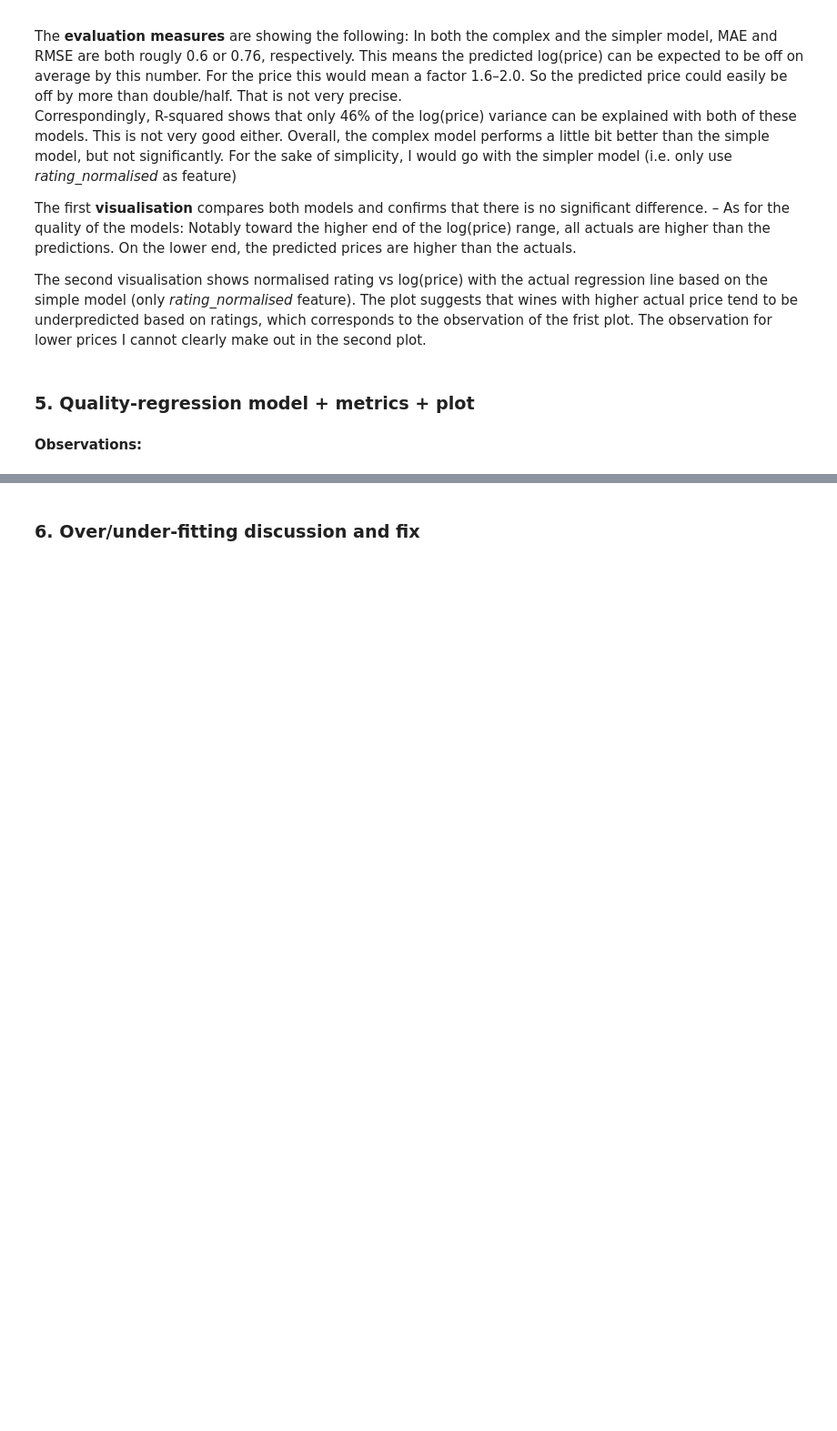
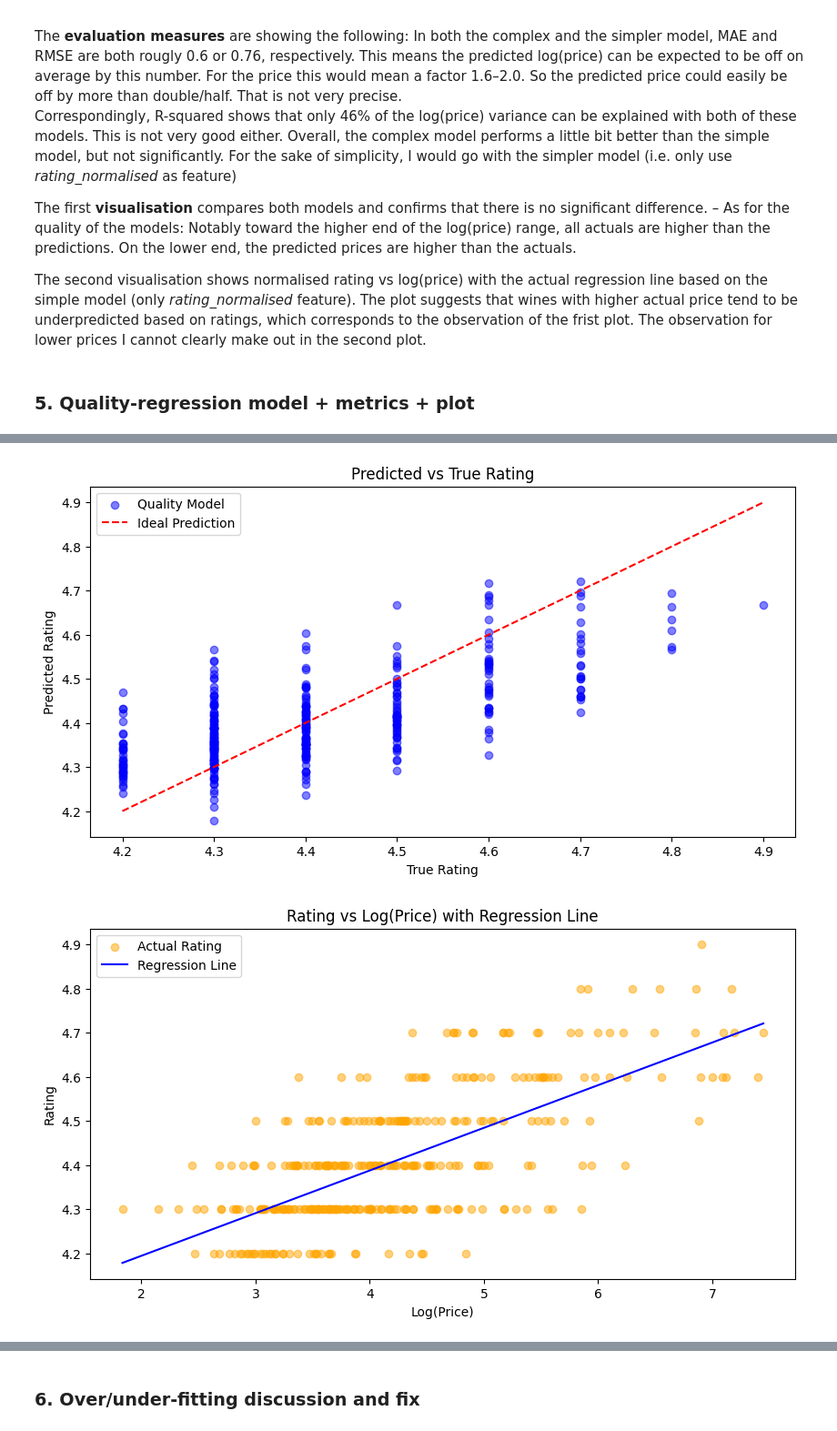
Before and after one commit to SailorJens/ML_Uni_Notebooks, a Jupyter notebook: Assessment template - Regression_Friday.ipynb, the cells around one changed output, grey strips where cells are left out. Shown at 91% size. Cells and saved outputs as stored; diff of their text form; code cells hidden in the pictures; blank space fills up the shorter version.

```diff
--- a/Assessment template - Regression_Friday.ipynb
+++ b/Assessment template - Regression_Friday.ipynb
@@ -289,5 +289,75 @@ The first **visualisation** compares both models and confirms that there is no s
 The second visualisation shows normalised rating vs log(price) with the actual regression line based on the simple model (only *rating_normalised* feature). The plot suggests that wines with higher actual price tend to be underpredicted based on ratings, which corresponds to the observation of the frist plot. The observation for lower prices I cannot clearly make out in the second plot.
 # %% [markdown]
 ### 5. Quality-regression model + metrics + plot
-# %% [markdown]
-**Observations:**
+# %%
+# For the quality model, I am not bothering with a complex model.
+# As target label, I use range which I do not normalise as the values are moderate.
+X_train_quality = train_df[['price_log']]
+y_train_quality = train_df['rating']
+X_test_quality = test_df[['price_log']]
+y_test_quality = test_df['rating']
+
+# Create and train the LinearRegression model.
+lr_quality = LinearRegression()
+lr_quality.fit(X_train_quality, y_train_quality)
+# Make predictions on the test set.
+y_pred_quality = lr_quality.predict(X_test_quality)
+# Print the coefficients of the model.
+print("\nQuality Model Coefficients:")
+print(f"Intercept: {lr_quality.intercept_}")
+for feature, coef in zip(X_train_quality.columns, lr_quality.coef_):
+    print(f"{feature}: {coef}")
+# Evaluate the model using MAE, RMSE and R^2 score.
+mae_quality = mean_absolute_error(y_test_quality, y_pred_quality)
+rmse_quality = root_mean_squared_error(y_test_quality, y_pred_quality)
+r2_quality = r2_score(y_test_quality, y_pred_quality)
+# Print the evaluation metrics.
+print("\nQuality Model Evaluation:")
+print(f"Mean Absolute Error (MAE): {mae_quality}")
+print(f"Root Mean Squared Error (RMSE): {rmse_quality}")
+print(f"R^2 Score: {r2_quality}")
+
+# Visualise the predictions against the true values.
+plt.figure(figsize=(10,5))
+plt.scatter(y_test_quality, y_pred_quality, alpha=0.5, label='Quality Model', color='blue')
+plt.plot([y_test_quality.min(), y_test_quality.max()], [y_test_quality.min(), y_test_quality.max()],  color='red', linestyle='--', label='Ideal Prediction')
+plt.xlabel('True Rating')
+plt.ylabel('Predicted Rating')
+plt.title('Predicted vs True Rating')
+plt.legend()
+plt.show()
+
+# Visualise the rating actuals compared to the regression line.
+plt.figure(figsize=(10,5))
+plt.scatter(X_test_quality['price_log'], y_test_quality, alpha=0.5, label='Actual Rating', color='orange')
+# Calculate the regression line.
+x_range = np.linspace(X_test_quality['price_log'].min(), X_test_quality['price_log'].max(), 100)
+y_range = lr_quality.intercept_ + lr_quality.coef_[0] * x_range
+plt.plot(x_range, y_range, color='blue', label='Regression Line')
+plt.xlabel('Log(Price)')
+plt.ylabel('Rating')
+plt.title('Rating vs Log(Price) with Regression Line')
+plt.legend()
+plt.show()
+
+# Now i want to test a range of polynomial regression models to see if they perform better than the linear model.
+from sklearn.preprocessing import PolynomialFeatures
+degrees = [2, 3, 4, 5, 10, 15]
+results = []
+for degree in degrees:
+    poly = PolynomialFeatures(degree=degree)
+    X_train_poly = poly.fit_transform(X_train_simple)
+    X_test_poly = poly.transform(X_test_simple)
+    lr_poly = LinearRegression()
+    lr_poly.fit(X_train_poly, y_train)
+    y_pred_poly = lr_poly.predict(X_test_poly)
+    mae_poly = mean_absolute_error(y_test, y_pred_poly)
+    rmse_poly = root_mean_squared_error(y_test, y_pred_poly)
+    r2_poly = r2_score(y_test, y_pred_poly)
+    results.append((degree, mae_poly, rmse_poly, r2_poly))
+# Print the results.
+print("\nPolynomial Regression Model Evaluation:")
+print("Degree | MAE | RMSE | R^2")
+for degree, mae_poly, rmse_poly, r2_poly in results:
+    print(f"{degree:6} | {mae_poly:.4f} | {rmse_poly:.4f} | {r2_poly:.4f}")
+# %% [output]
@@ -293,0 +372,2 @@ The second visualisation shows normalised rating vs log(price) with the actual r
+[figure, added]
+[figure, added]
```
Also changed, not shown: parts of 2 cells of this notebook.
